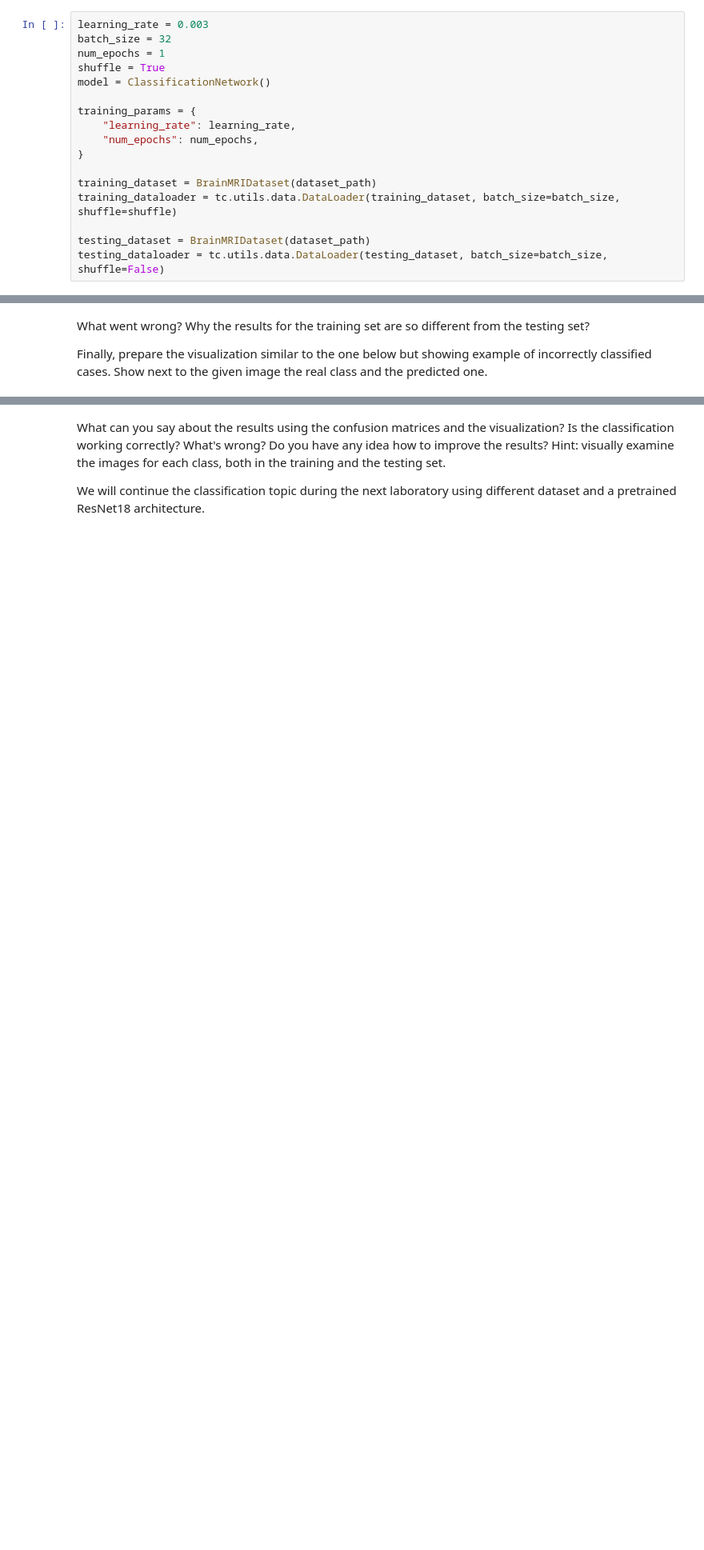
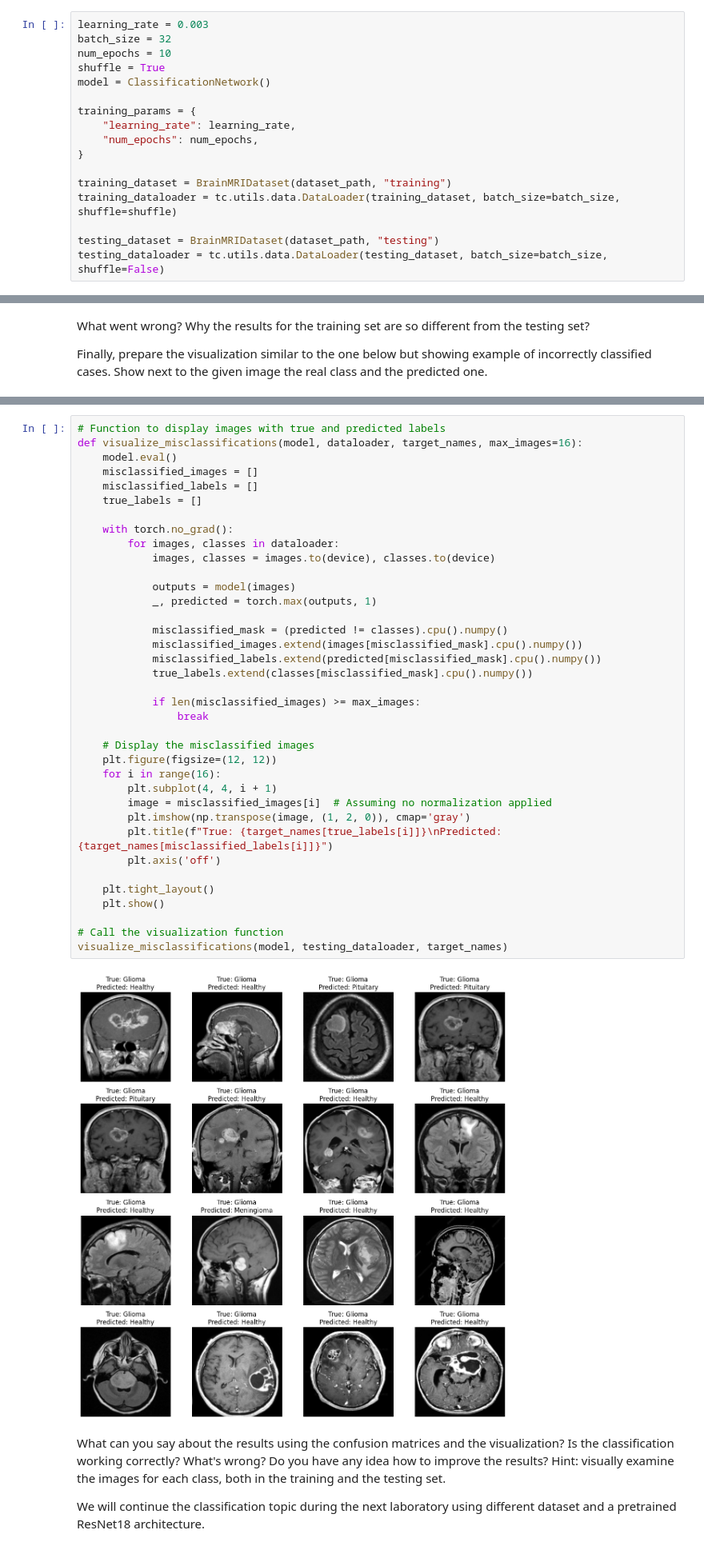
Before and after one commit to Mateleo/EmbeddedAI, a Jupyter notebook: Medical/Lab4_ToComplete.ipynb, the cells around one changed output, grey strips where cells are left out. Shown at 80% size. Saved outputs shown, nothing was run; the diff lists cells and outputs as text; blank space fills up the shorter version.

```diff
--- a/Medical/Lab4_ToComplete.ipynb
+++ b/Medical/Lab4_ToComplete.ipynb
@@ -581,7 +595,7 @@ next Laboratory):
 # %%
 learning_rate = 0.003
 batch_size = 32
-num_epochs = 1
+num_epochs = 10
 shuffle = True
 model = ClassificationNetwork()
 
@@ -590,10 +604,10 @@ training_params = {
     "num_epochs": num_epochs,
 }
 
-training_dataset = BrainMRIDataset(dataset_path)
+training_dataset = BrainMRIDataset(dataset_path, "training")
 training_dataloader = tc.utils.data.DataLoader(training_dataset, batch_size=batch_size, shuffle=shuffle)
 
-testing_dataset = BrainMRIDataset(dataset_path)
+testing_dataset = BrainMRIDataset(dataset_path, "testing")
 testing_dataloader = tc.utils.data.DataLoader(testing_dataset, batch_size=batch_size, shuffle=False)
 # %% [output]
 Available classes: ['glioma_tumor', 'meningioma_tumor', 'no_tumor', 'pituitary_tumor']
@@ -734,3 +762,42 @@ next to the given image the real class and the predicted one.
+# %%
+# Function to display images with true and predicted labels
+def visualize_misclassifications(model, dataloader, target_names, max_images=16):
+    model.eval()
+    misclassified_images = []
+    misclassified_labels = []
+    true_labels = []
+
+    with torch.no_grad():
+        for images, classes in dataloader:
+            images, classes = images.to(device), classes.to(device)
+
+            outputs = model(images)
+            _, predicted = torch.max(outputs, 1)
+
+            misclassified_mask = (predicted != classes).cpu().numpy()
+            misclassified_images.extend(images[misclassified_mask].cpu().numpy())
+            misclassified_labels.extend(predicted[misclassified_mask].cpu().numpy())
+            true_labels.extend(classes[misclassified_mask].cpu().numpy())
+
+            if len(misclassified_images) >= max_images:
+                break
+
+    # Display the misclassified images
+    plt.figure(figsize=(12, 12))
+    for i in range(16):
+        plt.subplot(4, 4, i + 1)
+        image = misclassified_images[i]  # Assuming no normalization applied
+        plt.imshow(np.transpose(image, (1, 2, 0)), cmap='gray')
+        plt.title(f"True: {target_names[true_labels[i]]}\nPredicted: {target_names[misclassified_labels[i]]}")
+        plt.axis('off')
+
+    plt.tight_layout()
+    plt.show()
+
+# Call the visualization function
+visualize_misclassifications(model, testing_dataloader, target_names)
+# %% [output]
+[figure, added]
 # %% [markdown]
 What can you say about the results using the confusion matrices and the visualization? Is the classification working
 correctly? What's wrong? Do you have any idea how to improve the results? Hint: visually examine the images for each
```
Also changed, not shown: parts of 15 cells of this notebook, 6 other files.
